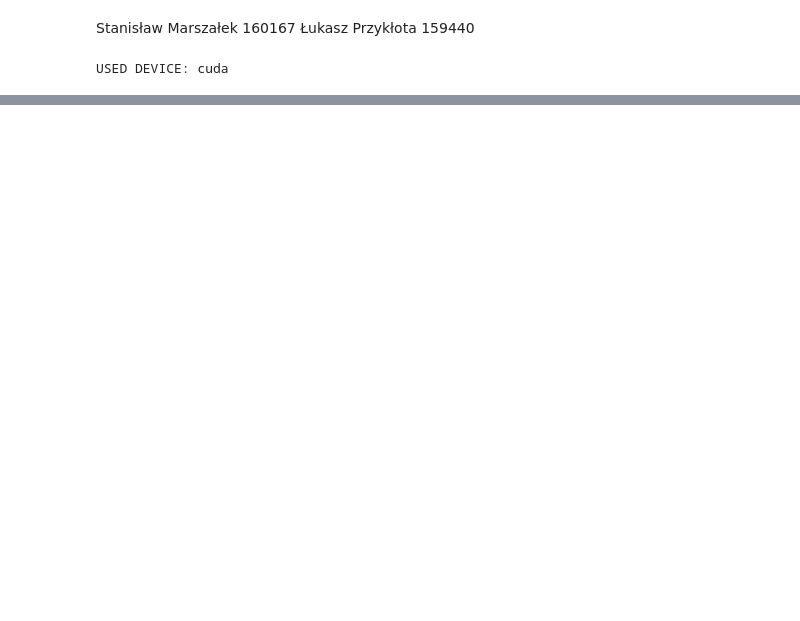
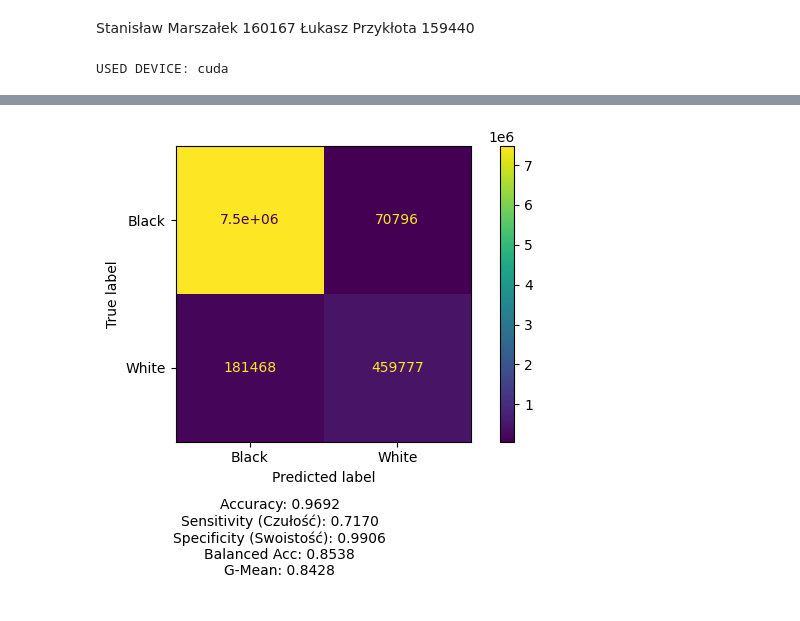
Before and after one commit to StanislawMarszalek/segmentation-of-fundus-images, a Jupyter notebook: vessel_segmentation_app.ipynb, the cells around one changed output, grey strips where cells are left out. Drawn from its saved outputs; the diff is of its cells as text; code cells hidden in the pictures; blank space fills up the shorter version.

```diff
--- a/vessel_segmentation_app.ipynb
+++ b/vessel_segmentation_app.ipynb
@@ -28,0 +39,13 @@ Error:
+# %%
+from simple_statistics import create_confusions_matrix
+true_vessels=true_vessels[:,:,1]
+#Zamiana wartosci z maski z 0 255 na 0 1
+true_vessels=np.where(true_vessels>0,1,0)
+create_confusions_matrix(true_vessels,vessels)
+
+#print(tn,fp,fn,tp,sep="|")
+#print(f"accurac={(tn+tp)/(tn+tp+fp+fn)}")
+#print(f"precission={tp/(tp+fn)}")
+#print(f"recall={tp/(tp+fp)}")
+# %% [output]
+[figure, added]
```
Also changed, not shown: parts of 3 cells of this notebook.
